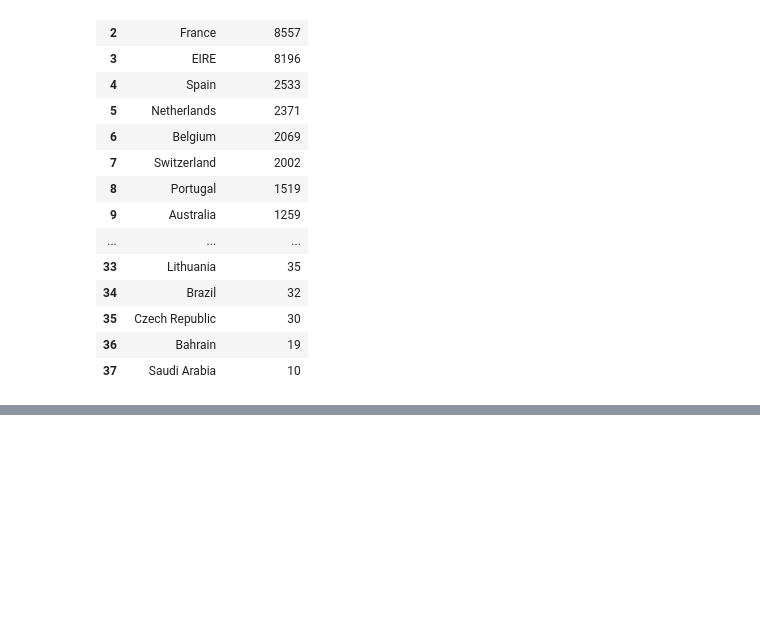
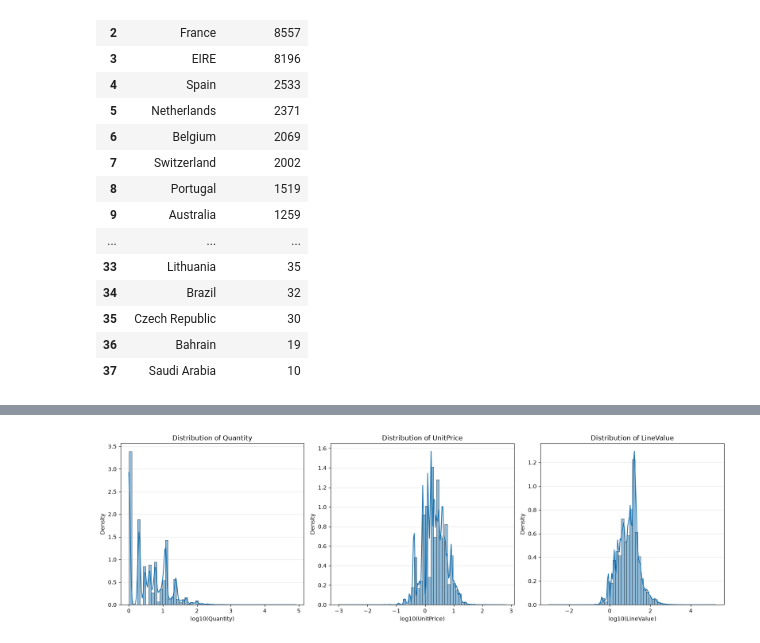
Before and after one commit to RaselParvejHrid/EDA, a Jupyter notebook: Part IX - Capstone/notebooks/End_to_End_EDA.ipynb, the cells around one changed output, grey strips where cells are left out. Saved outputs shown, nothing was run; the diff lists cells and outputs as text; code cells hidden in the pictures; blank space fills up the shorter version.

```diff
--- a/Part IX - Capstone/notebooks/End_to_End_EDA.ipynb
+++ b/Part IX - Capstone/notebooks/End_to_End_EDA.ipynb
@@ -1055,0 +2574,20 @@ Invoice numbers containing non-numeric prefixes:
+# %%
+PRIMARY_POPULATION_MASK = candidate_populations[
+    "Positive sales candidates"
+]
+
+df_eda = df_analysis.loc[
+    PRIMARY_POPULATION_MASK
+].copy()
+
+print(f"Selected records: {len(df_eda):,}")
+print(
+    f"Coverage: "
+    f"{len(df_eda) / len(df_analysis) * 100:.3f}%"
+)
+
+assert len(df_eda) == 527_948
+assert df_eda["Quantity"].gt(0).all()
+assert df_eda["UnitPrice"].gt(0).all()
+assert (~df_eda["IsOperationalCode"]).all()
+assert df_eda["InvoicePrefix"].eq("NUMERIC").all()
@@ -1055,0 +3310,25 @@ Invoice numbers containing non-numeric prefixes:
+# %%
+fig = Figure(figsize=(16, 5))
+axes = fig.subplots(1, 3)
+
+for ax, column in zip(axes, QUANTITATIVE_VARIABLES):
+    transformed_values = np.log10(df_eda[column])
+
+    sns.histplot(
+        x=transformed_values,
+        bins=60,
+        stat="density",
+        kde=True,
+        ax=ax,
+    )
+
+    ax.set_title(f"Distribution of {column}")
+    ax.set_xlabel(f"log10({column})")
+    ax.set_ylabel("Density")
+    ax.grid(axis="y", alpha=0.3)
+
+fig.tight_layout()
+fig.canvas.draw()
+display(fig)
+# %% [output]
+[figure, added]
```
Also changed, not shown: parts of 104 cells of this notebook, 4 other files.
